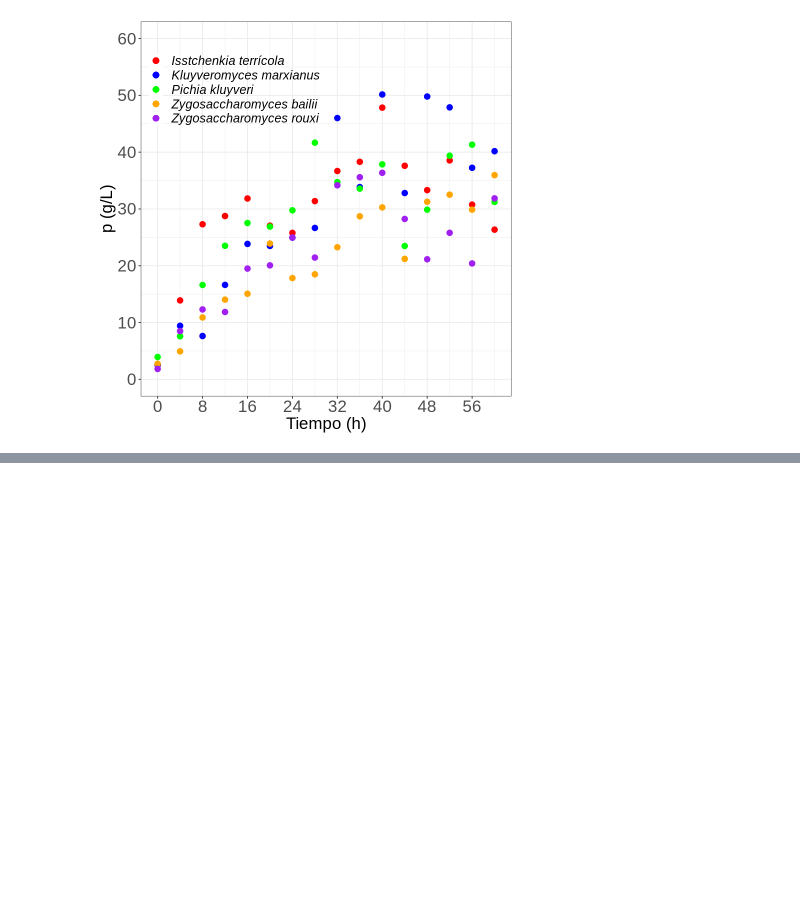
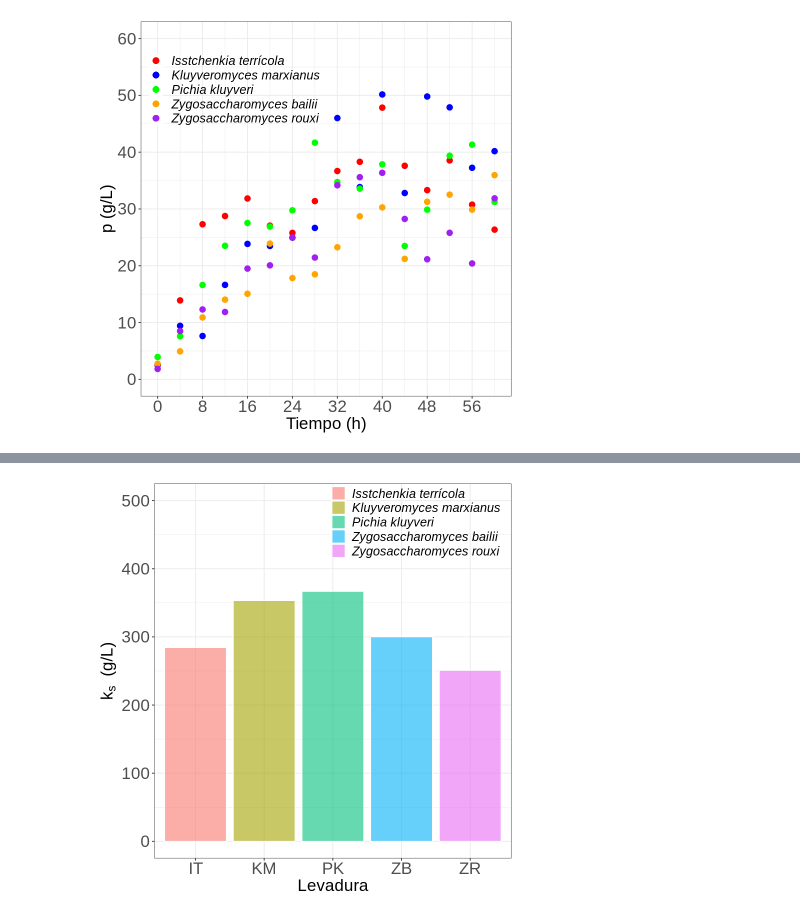
Before and after one commit to JuanM-GG/modelos-tesis, a Jupyter notebook: optimizacion_parametrica_monod.ipynb, the cells around one changed output, grey strips where cells are left out. Cells and saved outputs as stored; diff of their text form; code cells hidden in the pictures; blank space fills up the shorter version.

```diff
--- a/optimizacion_parametrica_monod.ipynb
+++ b/optimizacion_parametrica_monod.ipynb
@@ -1117,0 +1158,28 @@ ggplot(data_it, aes(time,p,color = "Isstchenkia terrícola")) +
+# %%
+data_ks <- data.frame(lev = c("IT","KM","PK","ZB","ZR"),
+                    ks = c(GA_it@solution[2], GA_km@solution[2], GA_pk@solution[2],
+                    GA_zb@solution[2], GA_zr@solution[2]))
+# %%
+ggplot(data=data_ks, aes(x=lev, y=ks, fill = lev)) +
+  geom_bar(stat="identity", color="white", alpha = 0.6) +
+  xlab("Levadura") +
+  ylim(c(0,500)) +
+  scale_fill_discrete(name = "", labels = c("Isstchenkia terrícola",
+  "Kluyveromyces marxianus", "Pichia kluyveri","Zygosaccharomyces bailii",
+  "Zygosaccharomyces rouxi")) +
+  theme_bw() +
+  theme(
+            plot.title = element_text(size=25),
+            axis.text = element_text(size=20),
+            axis.title = element_text(size=20),
+            legend.title = element_text(size=15),
+            legend.text = element_text(size=15, face = "italic",   ),
+            legend.position = c(0.73, 0.92),
+            legend.background = element_rect(fill=NA))+
+            labs(
+                y = expression(paste(k[s], "  (g/L)"))
+
+
+        )
+# %% [output]
+[figure, added]
```
Also changed, not shown: parts of 8 cells of this notebook.
